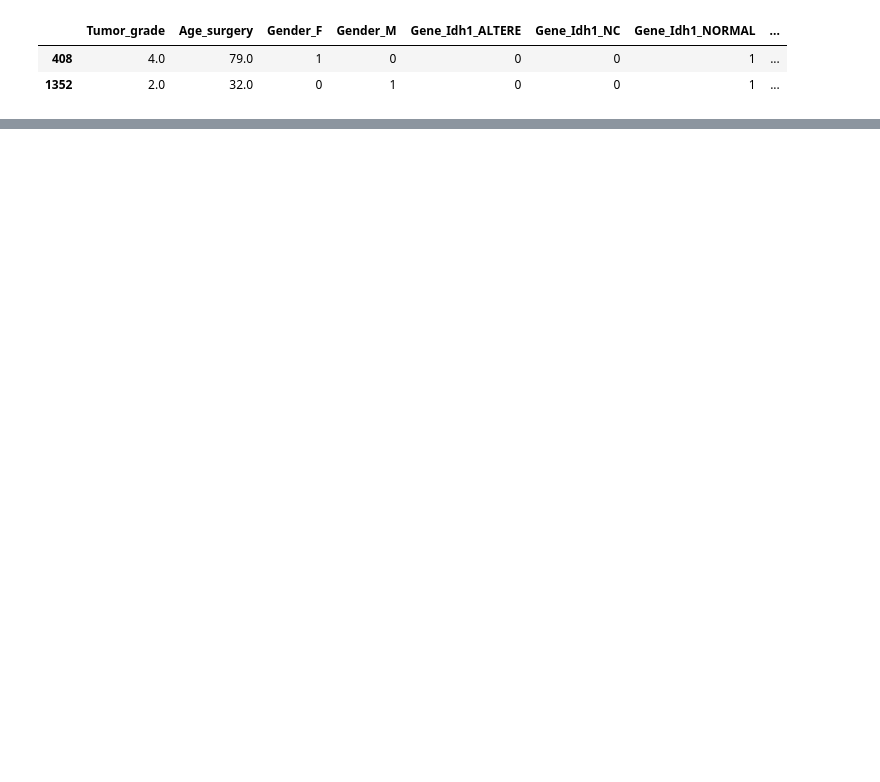
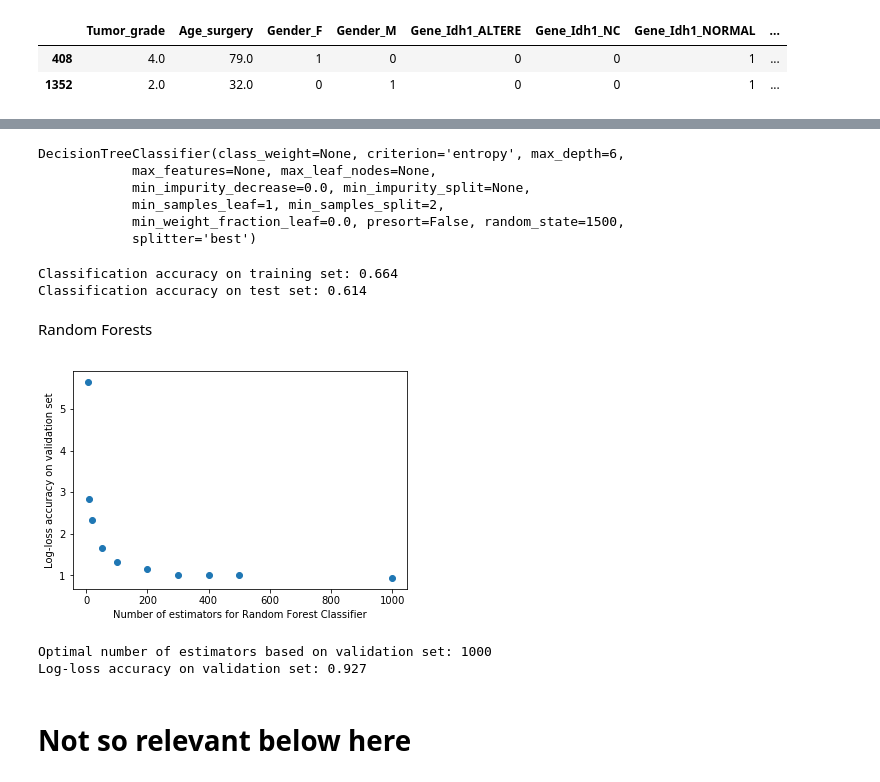
Before and after one commit to patricieni/ICM, a Jupyter notebook: Modelling.ipynb, the cells around one changed output, grey strips where cells are left out. Saved outputs shown, nothing was run; the diff lists cells and outputs as text; code cells hidden in the pictures; blank space fills up the shorter version.

```diff
--- a/Modelling.ipynb
+++ b/Modelling.ipynb
@@ -136,4 +175,4 @@ We need dummies.
 # %%
-df_clean = df_1.copy(deep=True)
-df_clean_final = pd.get_dummies(df_clean.drop(['life_expectancy',"life_expectancy_bin"],axis=1))
+df_c = df_1.copy(deep=True)
+df_clean_dummies = pd.get_dummies(df_c.drop(['life_expectancy',"life_expectancy_bin"],axis=1))
 # %%
@@ -145,12 +195,12 @@ df_clean_final.head(2)
 # %%
-#X_train, X_test, y_train, y_test = train_test_split(df_clean.drop(["life_expectancy","life_expectancy_bin"], axis=1), df_clean.life_expectancy_bin,
-                                                    #train_size=0.8, test_size=0.2, random_state=1)
+X_train, X_test, y_train, y_test = train_test_split(df_clean.drop(["life_expectancy","life_expectancy_bin"], axis=1), df_clean.life_expectancy_bin,
+                                                    train_size=0.8, test_size=0.2, random_state=1)
 #X_train.describe(include=['O'])
 #X_train.describe(include=[np.number])
-X_train, X_test, y_train, y_test = train_test_split(df_clean_final, df_clean.life_expectancy_bin,
-                                                    train_size=0.8, test_size=0.2, random_state=1)
+X_train_dummies, X_test_dummies, y_train_dummies, y_test_dummies = train_test_split(df_clean_dummies, df_clean.life_expectancy_bin,
+                                                   train_size=0.8, test_size=0.2, random_state=1)
 
-X_train.head(2)
+X_train_dummies.head(2)
 # %% [output]
 |  | Tumor_grade | Age_surgery | Gender_F | Gender_M | Gene_Idh1_ALTERE | Gene_Idh1_NC | Gene_Idh1_NORMAL | ... |
 | 408 | 4.0 | 79.0 | 1 | 0 | 0 | 0 | 1 | ... |
@@ -173,0 +217,10 @@ X_train.describe(include=[np.number])
+# %%
+dt = DecisionTreeClassifier(criterion='entropy', max_depth=6,random_state=1500)
+dt.fit(X_train, y_train)
+# %% [output]
+DecisionTreeClassifier(class_weight=None, criterion='entropy', max_depth=6,
+            max_features=None, max_leaf_nodes=None,
+            min_impurity_decrease=0.0, min_impurity_split=None,
+            min_samples_leaf=1, min_samples_split=2,
+            min_weight_fraction_leaf=0.0, presort=False, random_state=1500,
+            splitter='best')
@@ -174,2 +243,38 @@ X_train.describe(include=[np.number])
+# %%
+prediction_train = dt.predict(X=X_train)
+prediction_test = dt.predict(X=X_test)
+print('Classification accuracy on training set: {:.3f}'.format(accuracy_score(y_train,prediction_train)))
+print('Classification accuracy on test set: {:.3f}'.format(accuracy_score(y_test,prediction_test)))
+# %% [output]
+Classification accuracy on training set: 0.664
+Classification accuracy on test set: 0.614
+# %% [markdown]
+Random Forests
+# %%
+# Decide RF n_estimators based on validation set
+estimators_range = [5, 10, 20, 50, 100, 200, 300, 400, 500, 1000]
+validation_accuracy = []
+for n_estimators in estimators_range:
+    rfc_b = RandomForestClassifier(criterion='entropy',
+                                   n_estimators=n_estimators,
+                                   max_features = 3,
+                                   n_jobs = -1,
+                                   random_state = 31)
+    rfc_b.fit(X_train, y_train)
+    validation_accuracy.append(log_loss(y_test, rfc_b.predict_proba(X_test)))
+n_estimators_optimal = estimators_range[np.argmin(validation_accuracy)]
+plt.figure()
+plt.scatter(estimators_range, validation_accuracy)
+plt.ylabel('Log-loss accuracy on validation set')
+plt.xlabel('Number of estimators for Random Forest Classifier')
+plt.show()
+print('Optimal number of estimators based on validation set: {}\nLog-loss accuracy on validation set: {:.3f}'.
+    format(n_estimators_optimal, validation_accuracy[np.argmin(validation_accuracy)]))
+# %% [output]
+[figure, added]
+Optimal number of estimators based on validation set: 1000
+Log-loss accuracy on validation set: 0.927
+# %% [markdown]
+# Not so relevant below here
 # %%
 rs = {}
```
Also changed, not shown: parts of 23 cells of this notebook, 19 other files.
